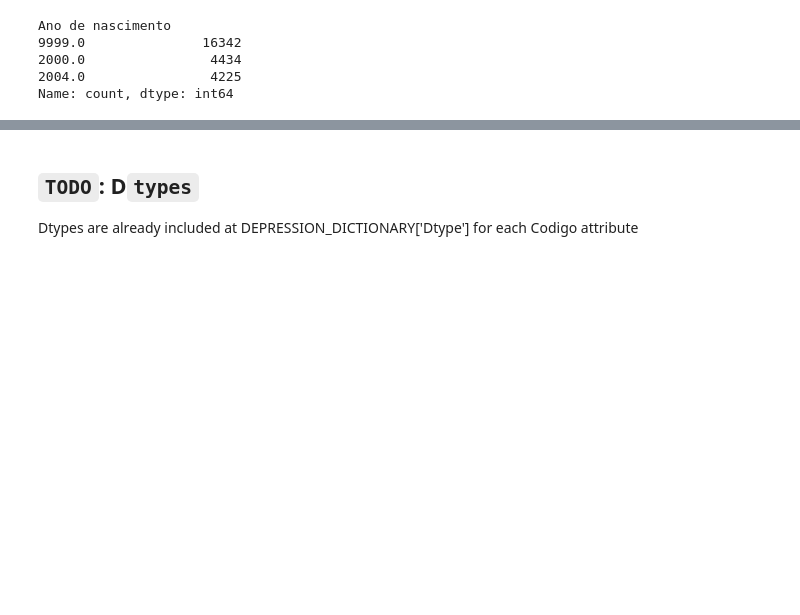
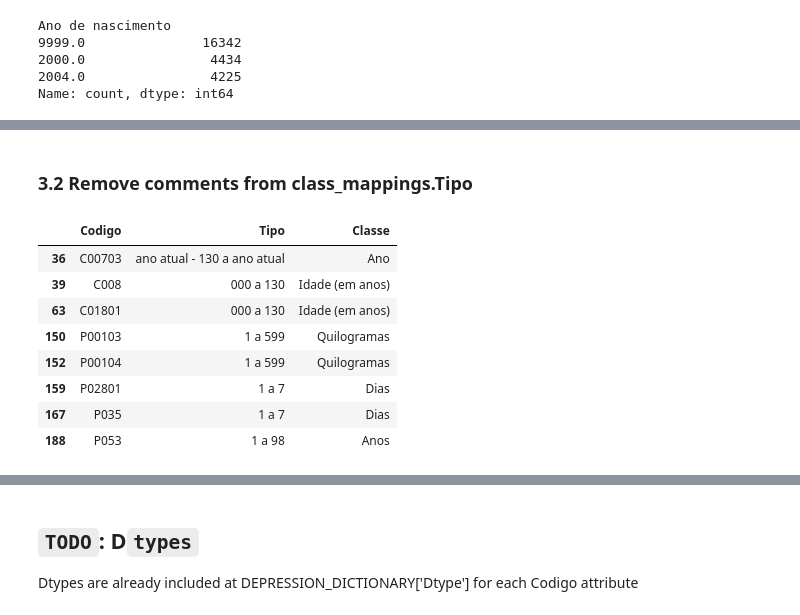
Before and after one commit to feed0/depressao-ibge-pns, a Jupyter notebook: src/4-pre-processing/pre-processing.ipynb, the cells around one changed output, grey strips where cells are left out. Saved outputs shown, nothing was run; the diff lists cells and outputs as text; code cells hidden in the pictures; blank space fills up the shorter version.

```diff
--- a/src/4-pre-processing/pre-processing.ipynb
+++ b/src/4-pre-processing/pre-processing.ipynb
@@ -113,0 +105,3 @@ depression_without_implicit C00703
+# %%
+class_mappings: pd.DataFrame = DEPRESSION_DICTIONARY.loc[DEPRESSION_DICTIONARY['Tipo'].notna(), ['Codigo', 'Tipo', 'Classe']]
+class_mappings.head()
@@ -113,0 +115,16 @@ depression_without_implicit C00703
+# %% [markdown]
+### 3.2 Remove comments from class_mappings.Tipo
+# %%
+# Tipos which contain comments
+non_numeric_tipos: pd.DataFrame = class_mappings[class_mappings['Tipo'].str.contains(r'[a-zA-Z]')]
+non_numeric_tipos
+# %% [output]
+|  | Codigo | Tipo | Classe |
+| 36 | C00703 | ano atual - 130 a ano atual | Ano |
+| 39 | C008 | 000 a 130 | Idade (em anos) |
+| 63 | C01801 | 000 a 130 | Idade (em anos) |
+| 150 | P00103 | 1 a 599 | Quilogramas |
+| 152 | P00104 | 1 a 599 | Quilogramas |
+| 159 | P02801 | 1 a 7 | Dias |
+| 167 | P035 | 1 a 7 | Dias |
+| 188 | P053 | 1 a 98 | Anos |
```
Also changed, not shown: parts of 13 cells of this notebook.
